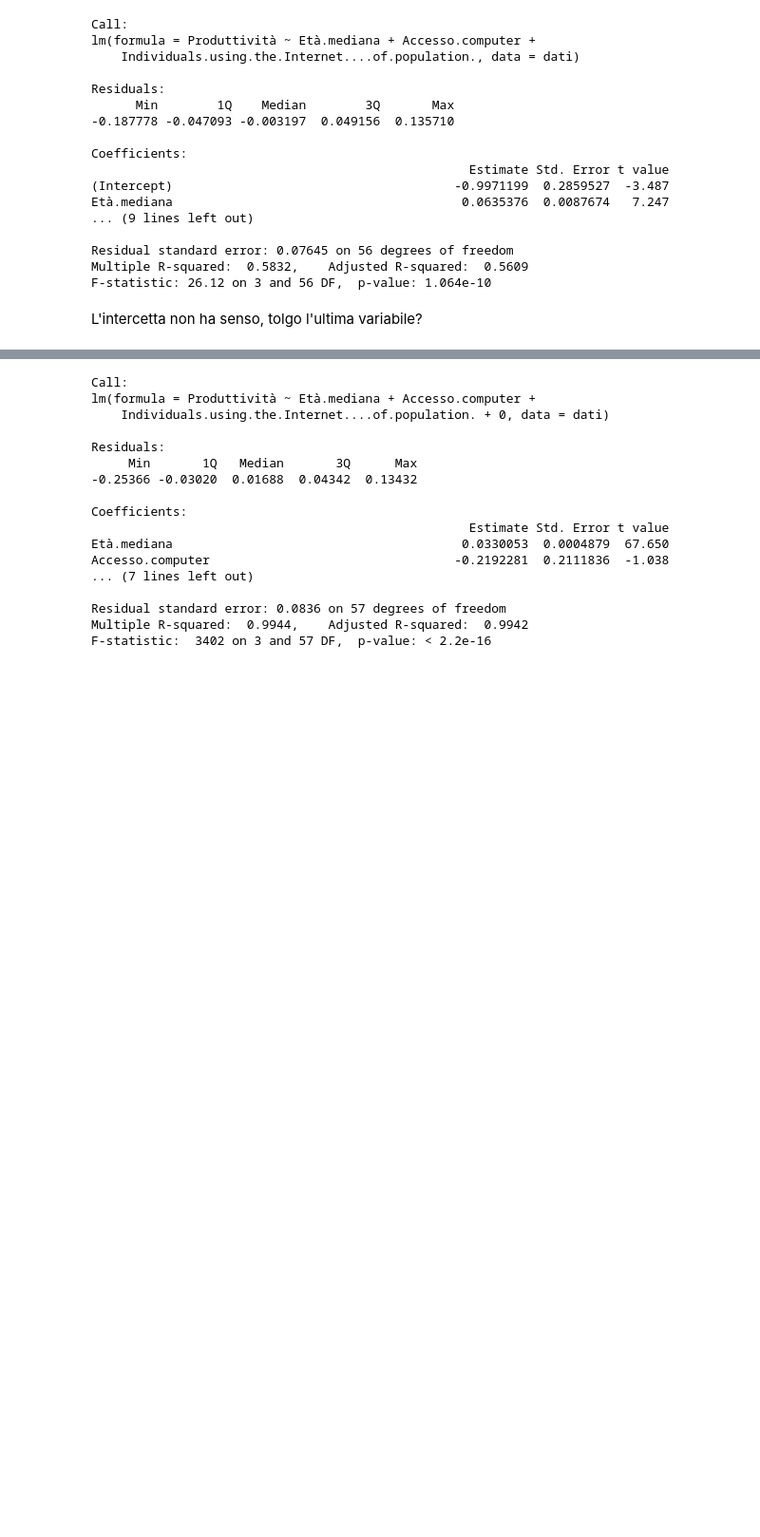
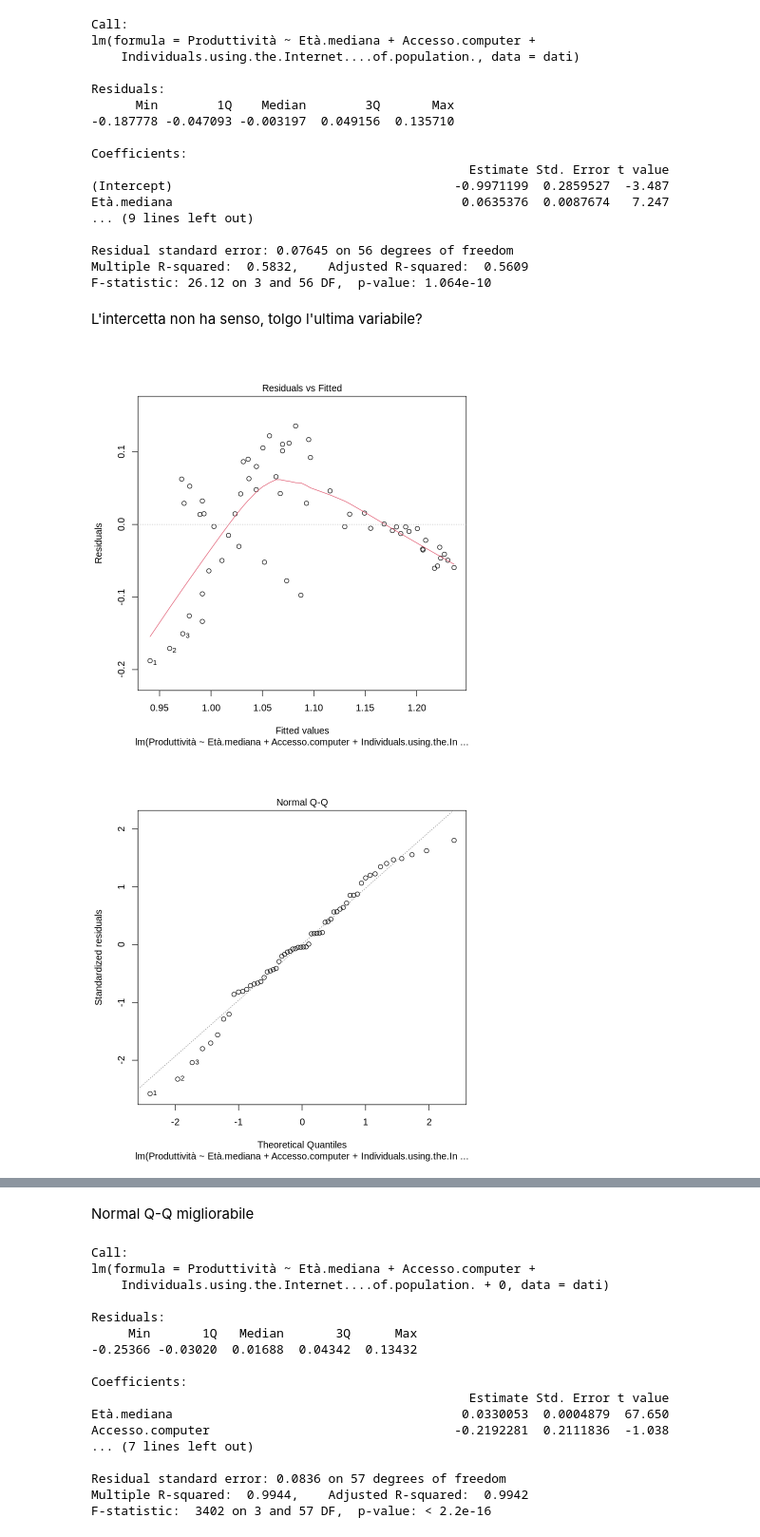
Before and after one commit to F041/Productivity-Italia, a Jupyter notebook: Produttività.ipynb, the cells around one changed output, grey strips where cells are left out. Shown at 95% size. Drawn from its saved outputs; the diff is of its cells as text; code cells hidden in the pictures; blank space fills up the shorter version.

```diff
--- a/Produttività.ipynb
+++ b/Produttività.ipynb
@@ -141,3 +143,8 @@ Multiple R-squared:  0.5832,    Adjusted R-squared:  0.5609
 F-statistic: 26.12 on 3 and 56 DF,  p-value: 1.064e-10
 # %% [markdown]
 L'intercetta non ha senso, tolgo l'ultima variabile?
+# %%
+plot(lm1)
+# %% [output]
+[figure, added]
+[figure, added]
@@ -144,3 +153,5 @@ L'intercetta non ha senso, tolgo l'ultima variabile?
+# %% [markdown]
+Normal Q-Q migliorabile
 # %%
 lm2<-lm(Produttività ~ Età.mediana+Accesso.computer+Individuals.using.the.Internet....of.population.+0, data=dati)
 summary(lm2)
```
Also changed, not shown: parts of 2 cells of this notebook.
